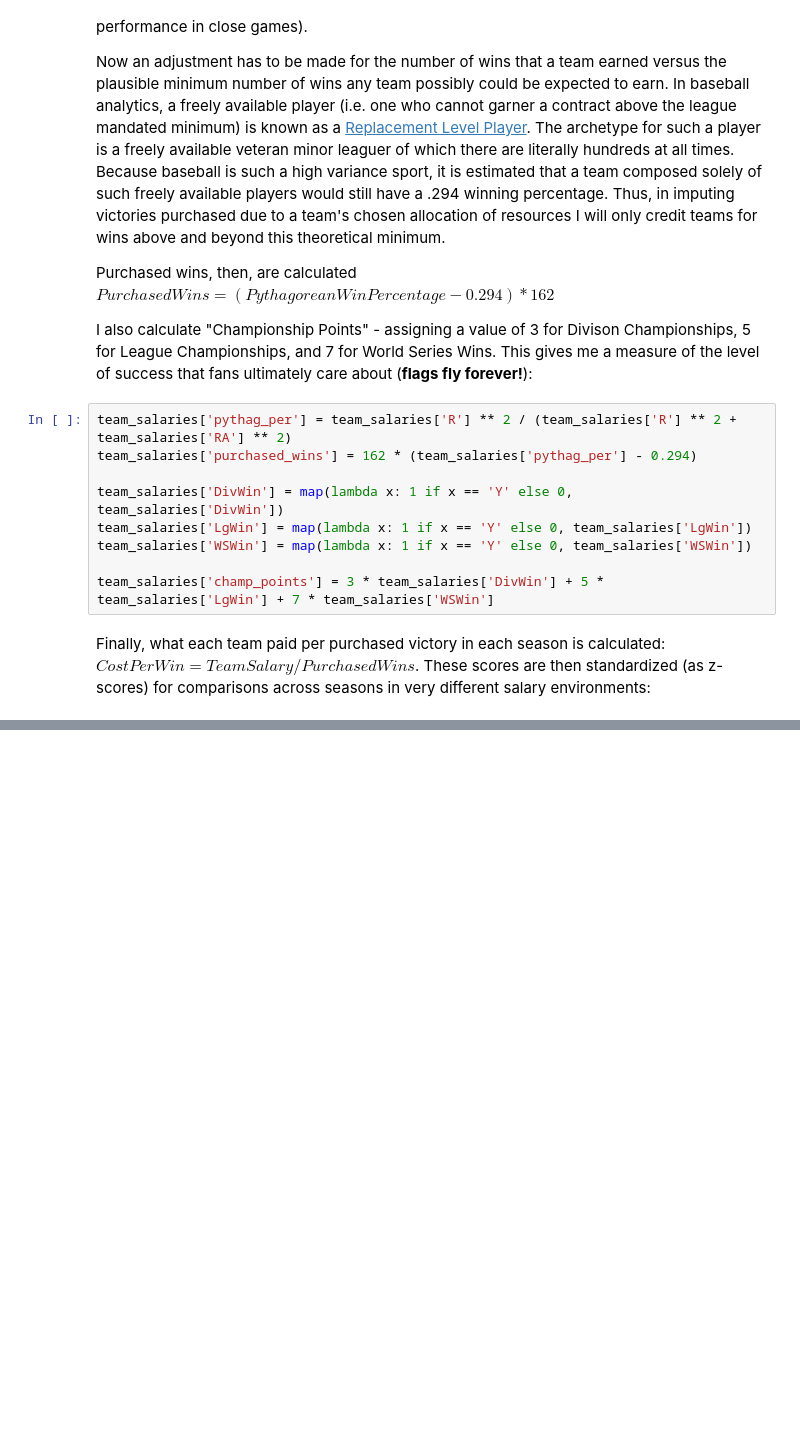
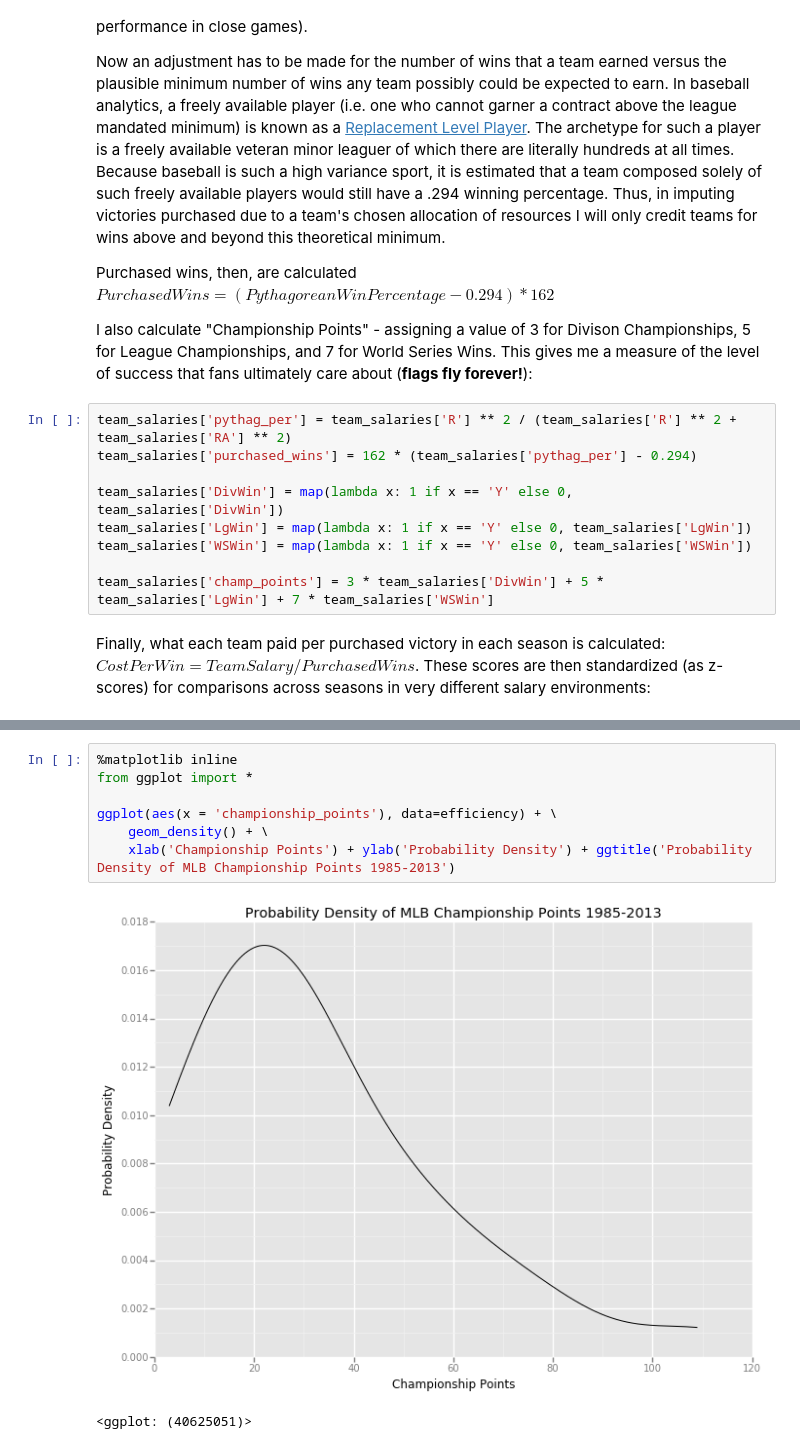
Before and after one commit to adamwri/Data-Analyst-Nanodegree, a Jupyter notebook: Project_2_Efficiency_and_Championships_in_MLB.ipynb, the cells around one changed output, grey strips where cells are left out. Saved outputs shown, nothing was run; the diff lists cells and outputs as text; blank space fills up the shorter version.

```diff
--- a/Project_2_Efficiency_and_Championships_in_MLB.ipynb
+++ b/Project_2_Efficiency_and_Championships_in_MLB.ipynb
@@ -78,0 +127,10 @@ efficiency = pd.DataFrame({'zcost_per_win': team_salaries_merge_mean['zcost_per_
+# %%
+%matplotlib inline
+from ggplot import *
+
+ggplot(aes(x = 'championship_points'), data=efficiency) + \
+    geom_density() + \
+    xlab('Championship Points') + ylab('Probability Density') + ggtitle('Probability Density of MLB Championship Points 1985-2013')
+# %% [output]
+[figure, added]
+<ggplot: (40625051)>
```
Also changed, not shown: parts of 21 cells of this notebook, 1 other file.
